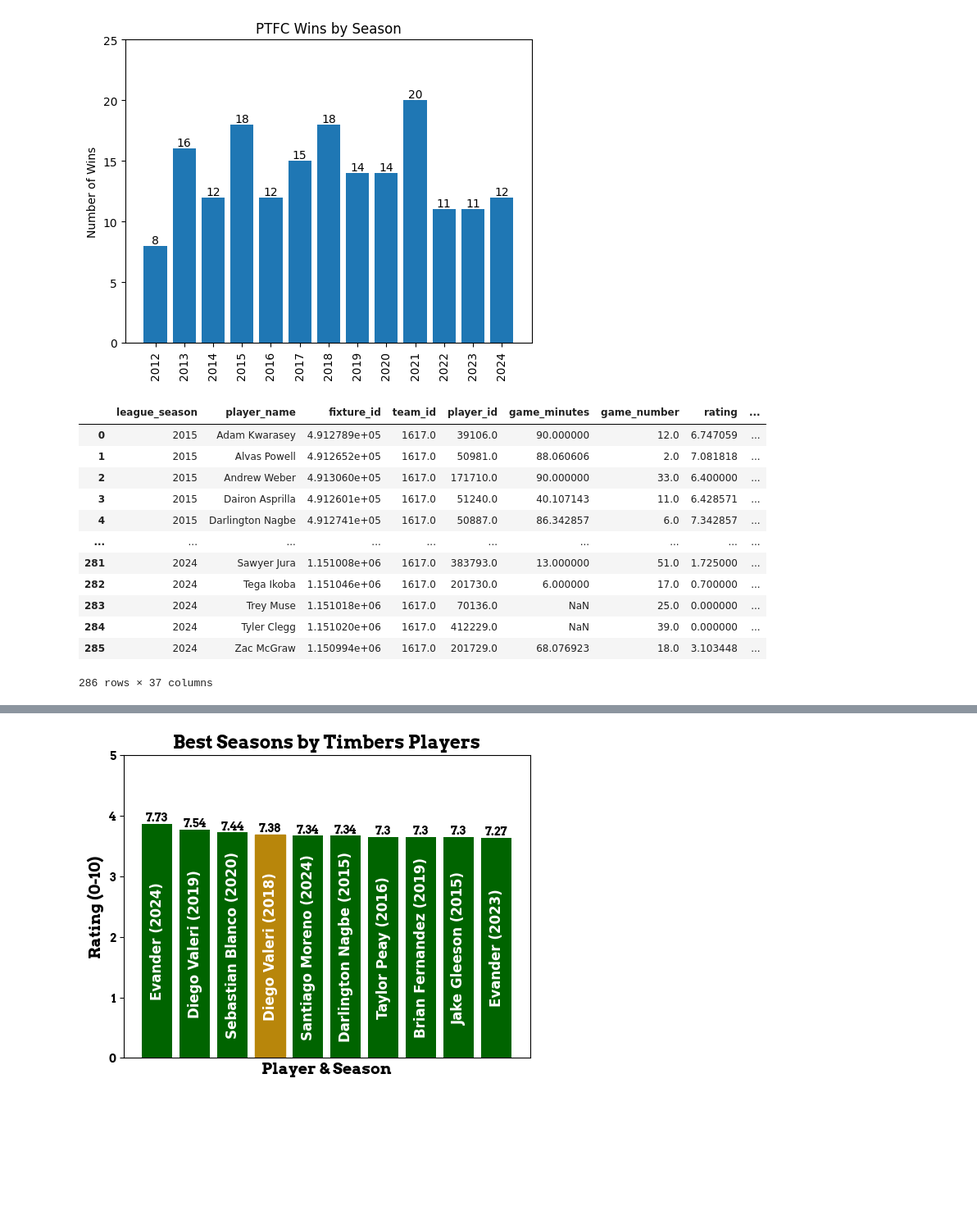
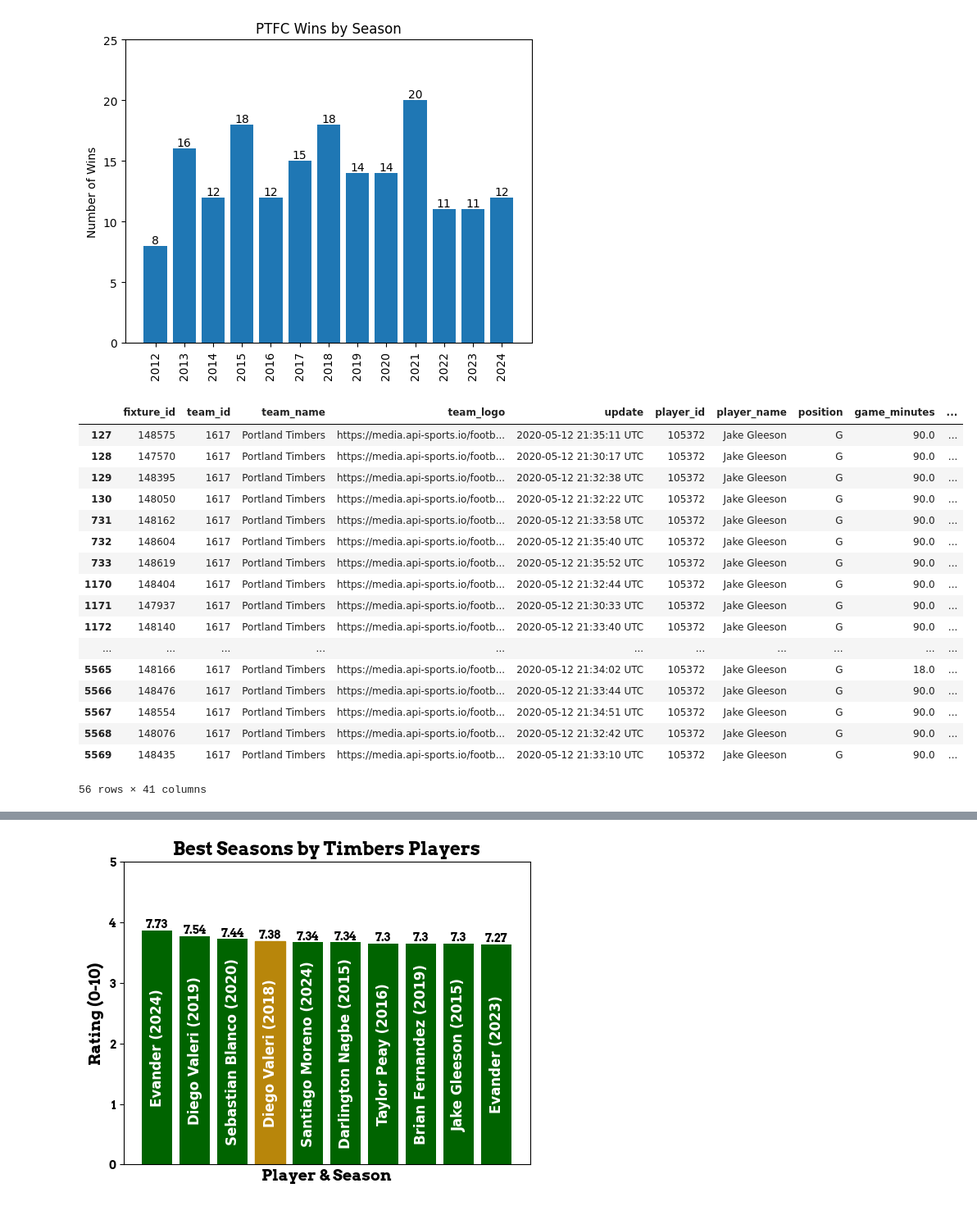
Before and after one commit to domihw05/TimbersDataExploration, a Jupyter notebook: timbers-data-analysis.ipynb, the cells around one changed output, grey strips where cells are left out. Shown at 82% size. Drawn from its saved outputs; the diff is of its cells as text; code cells hidden in the pictures; blank space fills up the shorter version.

Commit message:
Kaggle Notebook | Timbers Data Analysis | Version 10

```diff
--- a/timbers-data-analysis.ipynb
+++ b/timbers-data-analysis.ipynb
@@ -119,21 +119,26 @@ season = pd.read_csv("/kaggle/input/football-match-statistics-and-more/fixture_s
 # %%
 season = season[['fixture_id','league_season']]
 ptfc_player = ptfc_player.merge(season,left_on = ['fixture_id'],right_on = ['fixture_id'])
+# %%
+ptfc_player[ptfc_player['player_name'] == 'Jake Gleeson']
+# %% [output]
+|  | fixture_id | team_id | team_name | team_logo | update | player_id | player_name | position | game_minutes | ... |
+| 127 | 148575 | 1617 | Portland Timbers | https://media.api-sports.io/footb... | 2020-05-12 21:35:11 UTC | 105372 | Jake Gleeson | G | 90.0 | ... |
+| 128 | 147570 | 1617 | Portland Timbers | https://media.api-sports.io/footb... | 2020-05-12 21:30:17 UTC | 105372 | Jake Gleeson | G | 90.0 | ... |
+| 129 | 148395 | 1617 | Portland Timbers | https://media.api-sports.io/footb... | 2020-05-12 21:32:38 UTC | 105372 | Jake Gleeson | G | 90.0 | ... |
+| 130 | 148050 | 1617 | Portland Timbers | https://media.api-sports.io/footb... | 2020-05-12 21:32:22 UTC | 105372 | Jake Gleeson | G | 90.0 | ... |
+| 731 | 148162 | 1617 | Portland Timbers | https://media.api-sports.io/footb... | 2020-05-12 21:33:58 UTC | 105372 | Jake Gleeson | G | 90.0 | ... |
+| 732 | 148604 | 1617 | Portland Timbers | https://media.api-sports.io/footb... | 2020-05-12 21:35:40 UTC | 105372 | Jake Gleeson | G | 90.0 | ... |
+| 733 | 148619 | 1617 | Portland Timbers | https://media.api-sports.io/footb... | 2020-05-12 21:35:52 UTC | 105372 | Jake Gleeson | G | 90.0 | ... |
+| 1170 | 148404 | 1617 | Portland Timbers | https://media.api-sports.io/footb... | 2020-05-12 21:32:44 UTC | 105372 | Jake Gleeson | G | 90.0 | ... |
+| 1171 | 147937 | 1617 | Portland Timbers | https://media.api-sports.io/footb... | 2020-05-12 21:30:33 UTC | 105372 | Jake Gleeson | G | 90.0 | ... |
+| 1172 | 148140 | 1617 | Portland Timbers | https://media.api-sports.io/footb... | 2020-05-12 21:33:40 UTC | 105372 | Jake Gleeson | G | 90.0 | ... |
+| ... | ... | ... | ... | ... | ... | ... | ... | ... | ... | ... |
+| 5565 | 148166 | 1617 | Portland Timbers | https://media.api-sports.io/footb... | 2020-05-12 21:34:02 UTC | 105372 | Jake Gleeson | G | 18.0 | ... |
+| 5566 | 148476 | 1617 | Portland Timbers | https://media.api-sports.io/footb... | 2020-05-12 21:33:44 UTC | 105372 | Jake Gleeson | G | 90.0 | ... |
+| 5567 | 148554 | 1617 | Portland Timbers | https://media.api-sports.io/footb... | 2020-05-12 21:34:51 UTC | 105372 | Jake Gleeson | G | 90.0 | ... |
+| 5568 | 148076 | 1617 | Portland Timbers | https://media.api-sports.io/footb... | 2020-05-12 21:32:42 UTC | 105372 | Jake Gleeson | G | 90.0 | ... |
+| 5569 | 148435 | 1617 | Portland Timbers | https://media.api-sports.io/footb... | 2020-05-12 21:33:10 UTC | 105372 | Jake Gleeson | G | 90.0 | ... |
+56 rows × 41 columns
 # %%
 szn_avgs = ptfc_player.groupby(['league_season','player_name']).mean(numeric_only=True).reset_index()
-# %%
-szn_avgs
-# %% [output]
-|  | league_season | player_name | fixture_id | team_id | player_id | game_minutes | game_number | rating | ... |
-| 0 | 2015 | Adam Kwarasey | 4.912789e+05 | 1617.0 | 39106.0 | 90.000000 | 12.0 | 6.747059 | ... |
-| 1 | 2015 | Alvas Powell | 4.912652e+05 | 1617.0 | 50981.0 | 88.060606 | 2.0 | 7.081818 | ... |
-| 2 | 2015 | Andrew Weber | 4.913060e+05 | 1617.0 | 171710.0 | 90.000000 | 33.0 | 6.400000 | ... |
-| 3 | 2015 | Dairon Asprilla | 4.912601e+05 | 1617.0 | 51240.0 | 40.107143 | 11.0 | 6.428571 | ... |
-| 4 | 2015 | Darlington Nagbe | 4.912741e+05 | 1617.0 | 50887.0 | 86.342857 | 6.0 | 7.342857 | ... |
-| ... | ... | ... | ... | ... | ... | ... | ... | ... | ... |
-| 281 | 2024 | Sawyer Jura | 1.151008e+06 | 1617.0 | 383793.0 | 13.000000 | 51.0 | 1.725000 | ... |
-| 282 | 2024 | Tega Ikoba | 1.151046e+06 | 1617.0 | 201730.0 | 6.000000 | 17.0 | 0.700000 | ... |
-| 283 | 2024 | Trey Muse | 1.151018e+06 | 1617.0 | 70136.0 | NaN | 25.0 | 0.000000 | ... |
-| 284 | 2024 | Tyler Clegg | 1.151020e+06 | 1617.0 | 412229.0 | NaN | 39.0 | 0.000000 | ... |
-| 285 | 2024 | Zac McGraw | 1.150994e+06 | 1617.0 | 201729.0 | 68.076923 | 18.0 | 3.103448 | ... |
-286 rows × 37 columns
```
Also changed, not shown: parts of 3 cells of this notebook.
